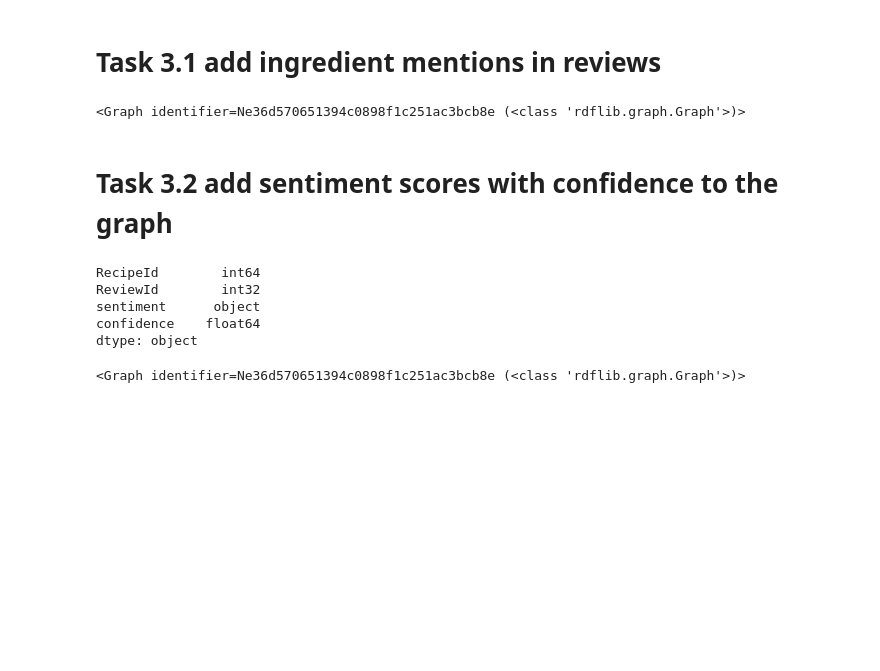
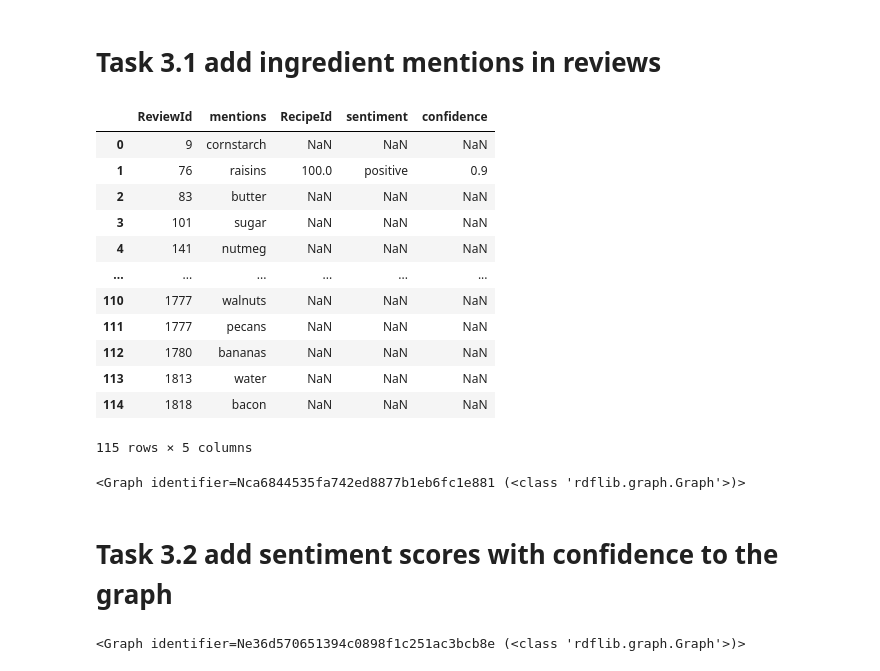
Before and after one commit to CantLooseToAMoose/KG_AG_1_Group_6, a Jupyter notebook: assignment_1_vocab.ipynb, the cells around one changed output. Saved outputs shown, nothing was run; the diff lists cells and outputs as text; code cells hidden in the pictures; blank space fills up the shorter version.

```diff
--- a/assignment_1_vocab.ipynb
+++ b/assignment_1_vocab.ipynb
@@ -812,9 +812,9 @@ def add_triples(g=None, recipes_with_nutrition=None, reviews=None, restaurants=N
                 g.add((restaurant_uri, ex.numberOfDishes,
                        Literal(int(row['Nummber of dishes in cuisines']), datatype=XSD.integer)))
 # %%
-amount_triples_per_table = 1000000
-# add_triples(g=g, recipes_with_nutrition=recipes_with_nutrition, reviews=reviews, restaurants=restaurants,
-#             amount=amount_triples_per_table)
+amount_triples_per_table = 1000
+add_triples(g=g, recipes_with_nutrition=recipes_with_nutrition, reviews=reviews, restaurants=restaurants,
+            amount=amount_triples_per_table)
 # %%
 g.serialize(destination="full_graph.ttl", format="turtle")
 # %% [output]
@@ -877,3 +877,19 @@ final_df  #TODO CREATE PROPERTIES AND CLASS FOR REVIEW TO GET A RATING OBJECT AN
 241 rows × 4 columns
 # %% [markdown]
 # Task 3.1 add ingredient mentions in reviews
+# %%
+review_mentions
+# %% [output]
+|  | ReviewId | mentions | RecipeId | sentiment | confidence |
+| 0 | 9 | cornstarch | NaN | NaN | NaN |
+| 1 | 76 | raisins | 100.0 | positive | 0.9 |
+| 2 | 83 | butter | NaN | NaN | NaN |
+| 3 | 101 | sugar | NaN | NaN | NaN |
+| 4 | 141 | nutmeg | NaN | NaN | NaN |
+| ... | ... | ... | ... | ... | ... |
+| 110 | 1777 | walnuts | NaN | NaN | NaN |
+| 111 | 1777 | pecans | NaN | NaN | NaN |
+| 112 | 1780 | bananas | NaN | NaN | NaN |
+| 113 | 1813 | water | NaN | NaN | NaN |
+| 114 | 1818 | bacon | NaN | NaN | NaN |
+115 rows × 5 columns
@@ -880,17 +911,9 @@ final_df  #TODO CREATE PROPERTIES AND CLASS FOR REVIEW TO GET A RATING OBJECT AN
 # %%
-g.parse("full_graph.ttl", format="turtle")
+g.serialize(destination="enriched_with_ingredient_mentions.ttl", format="turtle")
 # %% [output]
-<Graph identifier=Ne36d570651394c0898f1c251ac3bcb8e (<class 'rdflib.graph.Graph'>)>
+<Graph identifier=Nca6844535fa742ed8877b1eb6fc1e881 (<class 'rdflib.graph.Graph'>)>
 # %% [markdown]
 # Task 3.2 add sentiment scores with confidence to the graph
-# %%
-final_df.dtypes
-# %% [output]
-RecipeId        int64
-ReviewId        int32
-sentiment      object
-confidence    float64
-dtype: object
 # %%
 g.parse("full_graph.ttl", format="turtle")
 
```
Also changed, not shown: parts of 5 cells of this notebook, 1 other file.
